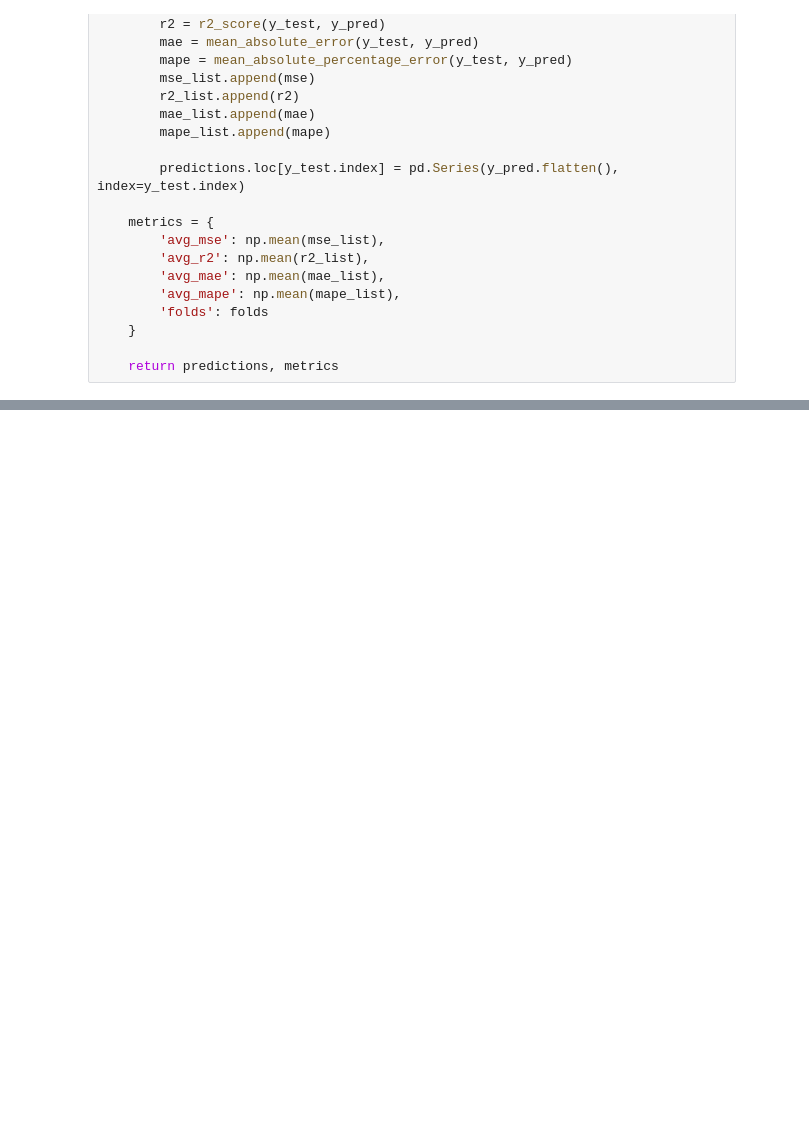
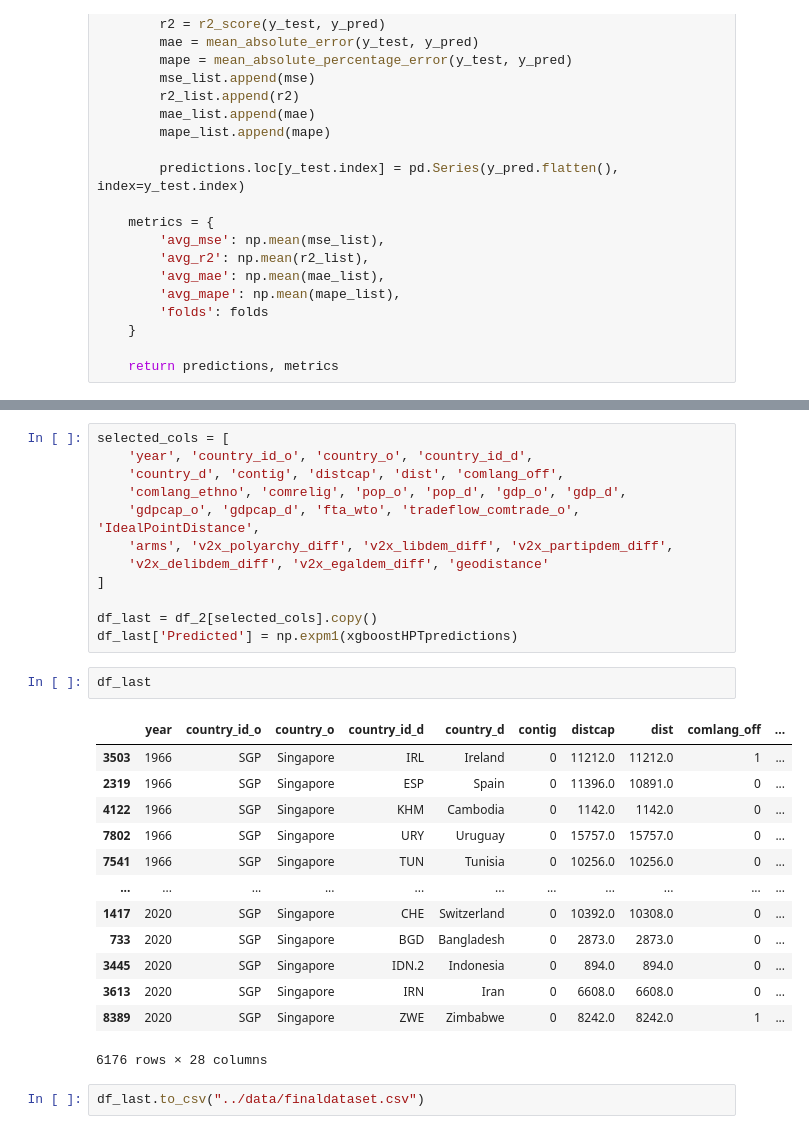
Before and after one commit to luna-ortus-cor/Geopolitical-Distance-and-Global-Trade, a Jupyter notebook: Backend/code/MODELS.ipynb, the cells around one changed output, grey strips where cells are left out. Saved outputs shown, nothing was run; the diff lists cells and outputs as text; blank space fills up the shorter version.

```diff
--- a/Backend/code/MODELS.ipynb
+++ b/Backend/code/MODELS.ipynb
@@ -204,0 +302,30 @@ plt.show()
+# %%
+selected_cols = [
+    'year', 'country_id_o', 'country_o', 'country_id_d',
+    'country_d', 'contig', 'distcap', 'dist', 'comlang_off',
+    'comlang_ethno', 'comrelig', 'pop_o', 'pop_d', 'gdp_o', 'gdp_d',
+    'gdpcap_o', 'gdpcap_d', 'fta_wto', 'tradeflow_comtrade_o', 'IdealPointDistance',
+    'arms', 'v2x_polyarchy_diff', 'v2x_libdem_diff', 'v2x_partipdem_diff',
+    'v2x_delibdem_diff', 'v2x_egaldem_diff', 'geodistance'
+]
+
+df_last = df_2[selected_cols].copy()
+df_last['Predicted'] = np.expm1(xgboostHPTpredictions)
+# %%
+df_last
+# %% [output]
+|  | year | country_id_o | country_o | country_id_d | country_d | contig | distcap | dist | comlang_off | ... |
+| 3503 | 1966 | SGP | Singapore | IRL | Ireland | 0 | 11212.0 | 11212.0 | 1 | ... |
+| 2319 | 1966 | SGP | Singapore | ESP | Spain | 0 | 11396.0 | 10891.0 | 0 | ... |
+| 4122 | 1966 | SGP | Singapore | KHM | Cambodia | 0 | 1142.0 | 1142.0 | 0 | ... |
+| 7802 | 1966 | SGP | Singapore | URY | Uruguay | 0 | 15757.0 | 15757.0 | 0 | ... |
+| 7541 | 1966 | SGP | Singapore | TUN | Tunisia | 0 | 10256.0 | 10256.0 | 0 | ... |
+| ... | ... | ... | ... | ... | ... | ... | ... | ... | ... | ... |
+| 1417 | 2020 | SGP | Singapore | CHE | Switzerland | 0 | 10392.0 | 10308.0 | 0 | ... |
+| 733 | 2020 | SGP | Singapore | BGD | Bangladesh | 0 | 2873.0 | 2873.0 | 0 | ... |
+| 3445 | 2020 | SGP | Singapore | IDN.2 | Indonesia | 0 | 894.0 | 894.0 | 0 | ... |
+| 3613 | 2020 | SGP | Singapore | IRN | Iran | 0 | 6608.0 | 6608.0 | 0 | ... |
+| 8389 | 2020 | SGP | Singapore | ZWE | Zimbabwe | 0 | 8242.0 | 8242.0 | 1 | ... |
+6176 rows × 28 columns
+# %%
+df_last.to_csv("../data/finaldataset.csv")
```
Also changed, not shown: parts of 11 cells of this notebook, 1 other file.
